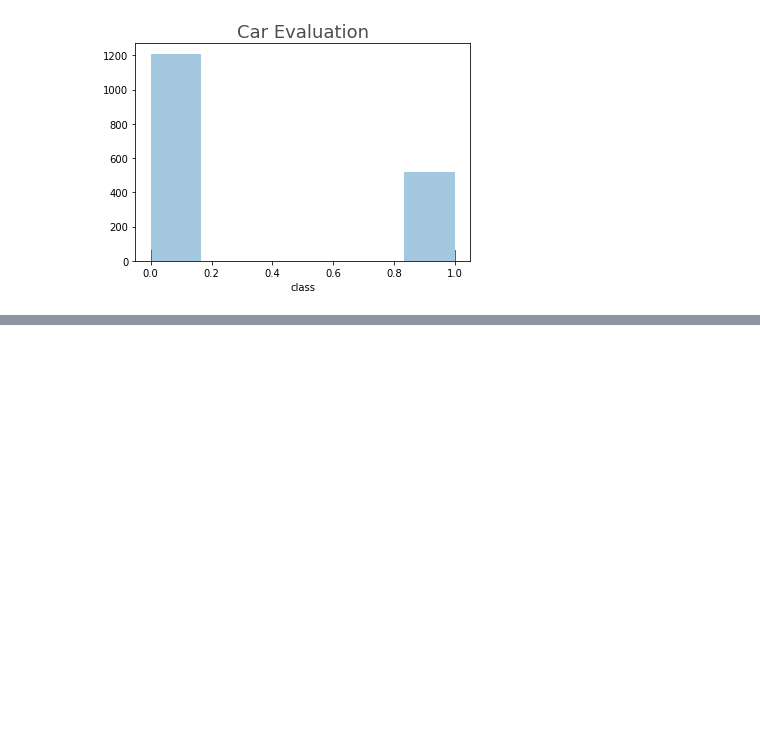
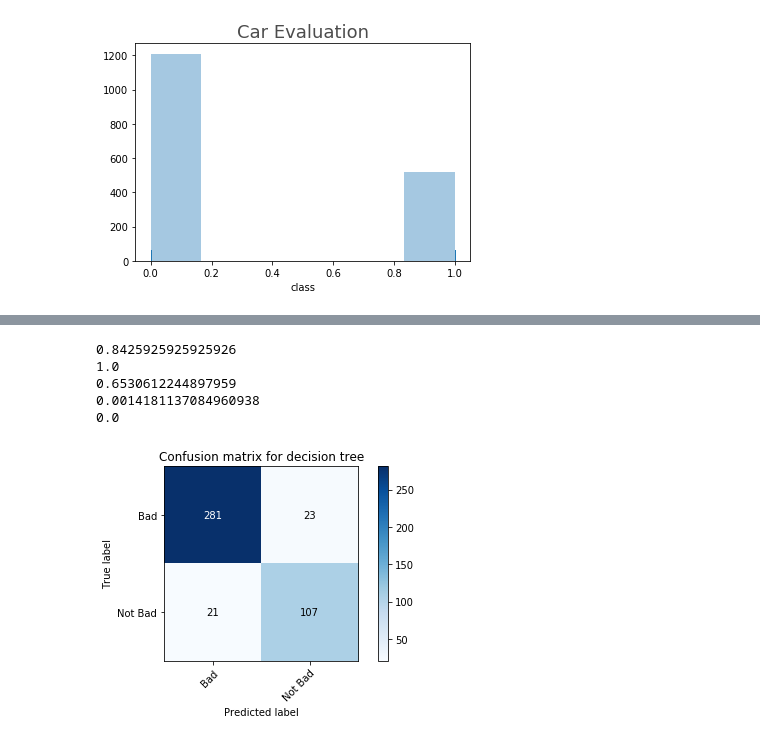
Before and after one commit to gbusquim/IA-2019.1, a Jupyter notebook: MachineLearning/Trabalho 2 – Aprendizado de Máquina.ipynb, the cells around one changed output, grey strips where cells are left out. Drawn from its saved outputs; the diff is of its cells as text; code cells hidden in the pictures; blank space fills up the shorter version.

```diff
--- a/MachineLearning/Trabalho 2 – Aprendizado de Máquina.ipynb
+++ b/MachineLearning/Trabalho 2 – Aprendizado de Máquina.ipynb
@@ -120,15 +137,13 @@ from sklearn.model_selection import train_test_split
 from sklearn import tree
 
 #função que recebe os atributos de entrada, o atributo alvo da predição e os dados para gerar uma arvore de decisao
-def executeDecisionTree(inputFeatures, outputFeatures, dataset,testSize,seed):
+def executeDecisionTree(outputFeatures, inputFeatures,dataset,testSize,trainSize,seed):
     inputData = np.array(dataset[inputFeatures])
     outputData = np.array(dataset[outputFeatures])
     #separacao entre conjunto de treino e teste
-    outputTrain,outputTest, inputTrain, inputTest = train_test_split(inputData, outputData, test_size=testSize,random_state=np.random.seed(seed))
+    inputTrain, inputTest,outputTrain,outputTest, = train_test_split(inputData, outputData, test_size=testSize,train_size=trainSize,random_state=np.random.seed(seed))
     decisionTree = tree.DecisionTreeClassifier(random_state=np.random.seed(700))
-    #print(inputTrain)
 
-    #print(outputTrain)
     #instanciação do timer
     start = time.time()
     #Treino do conjunto
@@ -141,12 +156,12 @@ def executeDecisionTree(inputFeatures, outputFeatures, dataset,testSize,seed):
     decisionTree.predict([inputTest[0]])
     end = time.time()
 
-    examplePredictionTime = end - start
+    examplePredictionTime = float(end - start)
 
     # Prever as classificações para o conjunto de teste
-    result = decisionTree.predict(inputTest)
+    predictionResult = decisionTree.predict(inputTest)
 
-    return outputTest, result,trainingTime,examplePredictionTime
+    return predictionResult,outputTest,trainingTime,examplePredictionTime,decisionTree
 # %%
 #Escolha dos melhores atributos
 import collections
@@ -258,3 +273,6 @@ bestTrainingSetSize = 0.35
+# %%
+bestTrainingSetSize = 0.75
+bestTestSetSize = 0.25
 # %%
 #Escolha do melhor número de vizinhos para o método KNN
 
@@ -375,11 +316,0 @@ showScores_TrainAndTest(real_group, pred_group);
-# %%
-from sklearn import metrics
-import math
-from sklearn.feature_selection import SelectKBest, chi2
-
-
-# Atributo a ser classificado: nota final (G3)
-target_ft = "class"
-
-# Definir as opções de classificação: 0 e 1 (reprovado ou aprovado)
-target_classifications = [0,1]
@@ -636,0 +317,18 @@ def choose_best_features(dataset):
+# %%
+#Resultados para a árvore de decisão
+
+resultPrediction, correctPrediction, trainingTime,examplePredictionTime,decisionTree = executeDecisionTree(predictionFeature, chosenFeatures,
+                                                                                   df,bestTestSetSize,bestTrainingSetSize,1000)
+accuracy,recall,precision=calculateMetrics(resultPrediction, correctPrediction)
+
+print(accuracy)
+print(recall)
+print(precision)
+print(trainingTime)
+print (examplePredictionTime)
+# %% [output]
+0.8425925925925926
+1.0
+0.6530612244897959
+0.0014181137084960938
+0.0
@@ -636,0 +394,8 @@ def choose_best_features(dataset):
+# %%
+plot_confusion_matrix(correctPrediction, resultPrediction, target_classifications,normalize=False,
+                      title='Confusion matrix for decision tree')
+
+
+plt.show()
+# %% [output]
+[figure, added]
```
Also changed, not shown: parts of 25 cells of this notebook, 1 other file.
